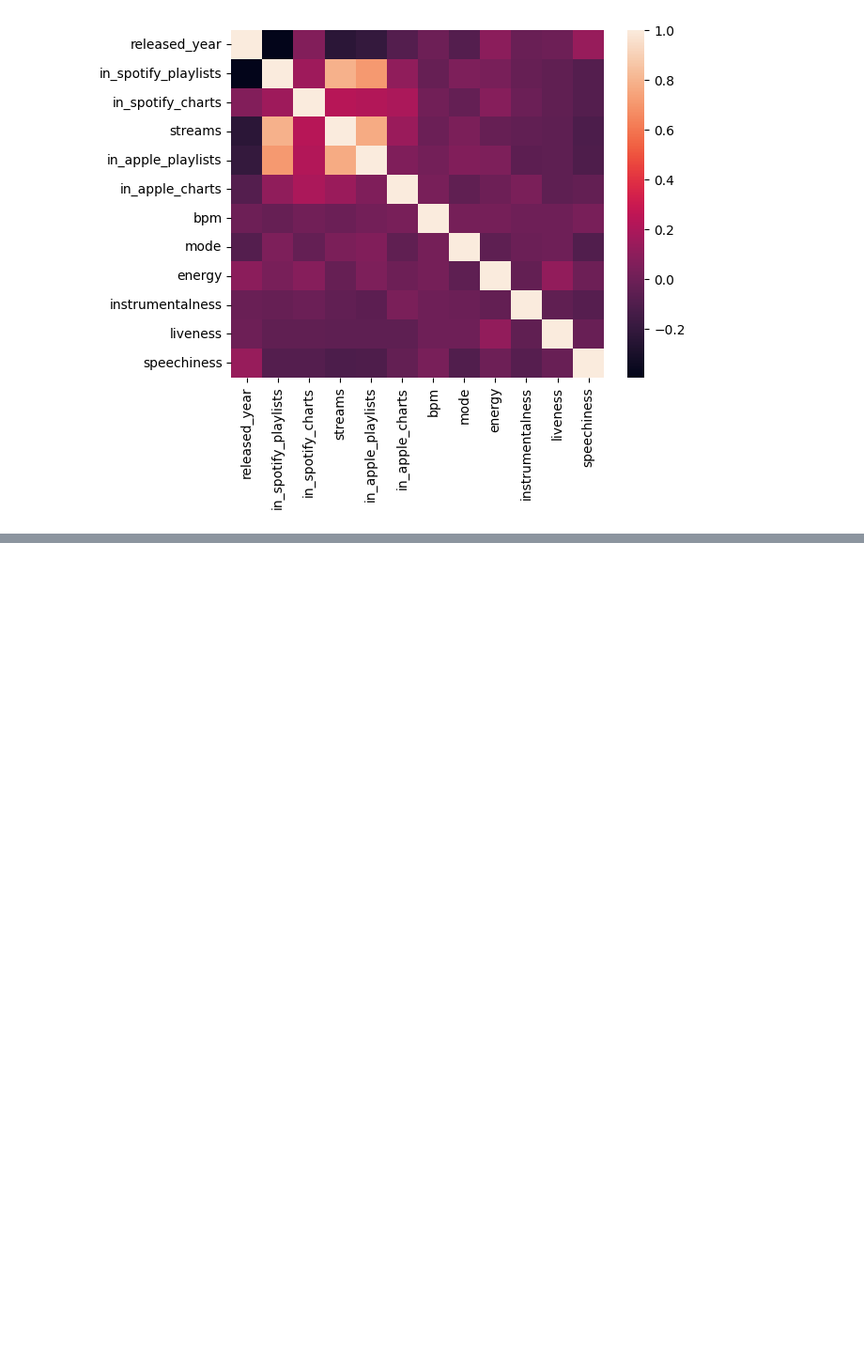
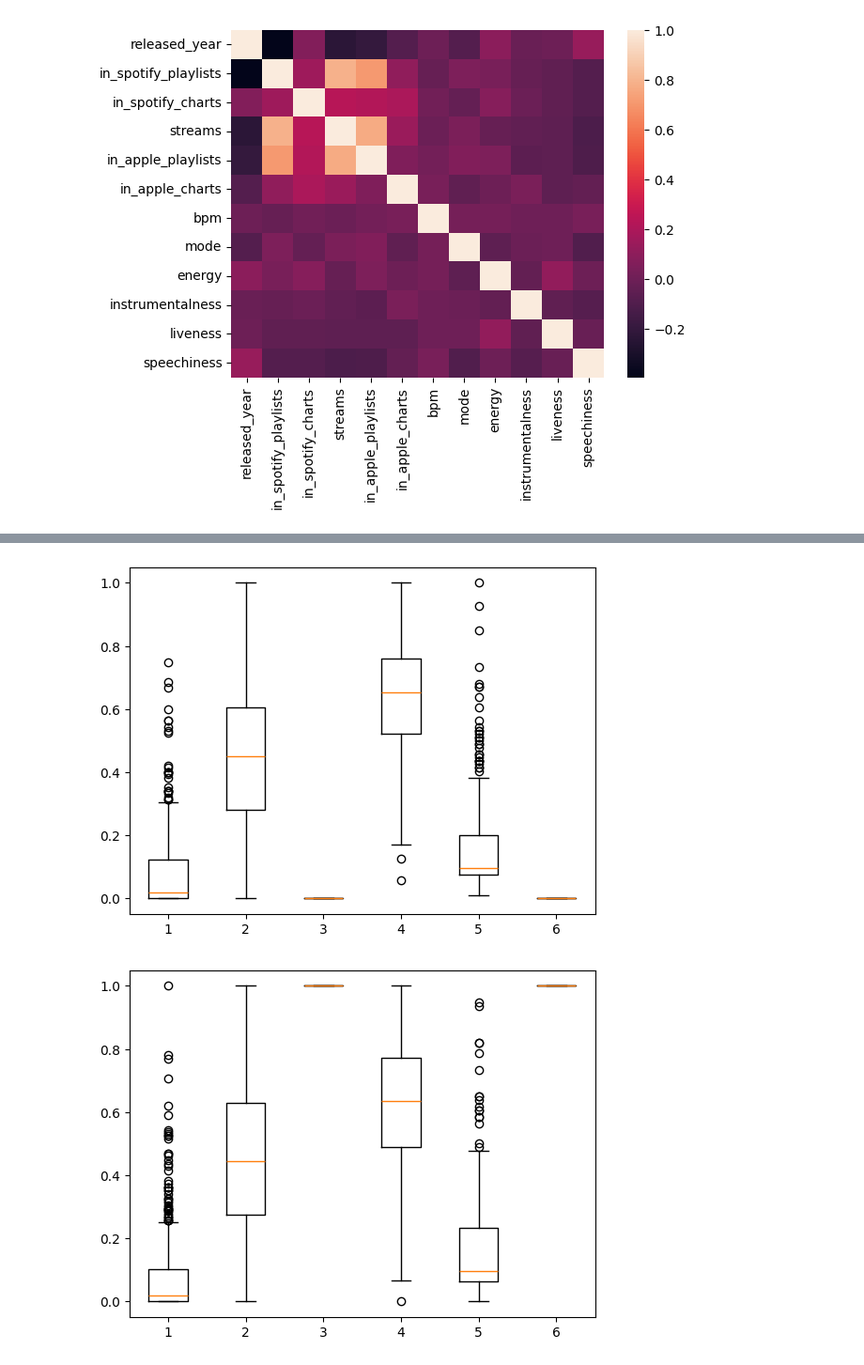
Before and after one commit to filiptrivan/mini-ml-projects, a Jupyter notebook: clustering-kmeans.ipynb, the cells around one changed output, grey strips where cells are left out. Shown at 94% size. Saved outputs shown, nothing was run; the diff lists cells and outputs as text; code cells hidden in the pictures; blank space fills up the shorter version.

```diff
--- a/clustering-kmeans.ipynb
+++ b/clustering-kmeans.ipynb
@@ -70,0 +134,13 @@ plt.show()
+# %%
+kmeans = cluster.KMeans(n_clusters=2).fit(data)
+
+data['cluster'] = kmeans.labels_
+# %%
+plt.boxplot(data.loc[data['cluster'] == 0])
+plt.show()
+
+plt.boxplot(data.loc[data['cluster'] == 1])
+plt.show()
+# %% [output]
+[figure, added]
+[figure, added]
```
Also changed, not shown: parts of 7 cells of this notebook.
